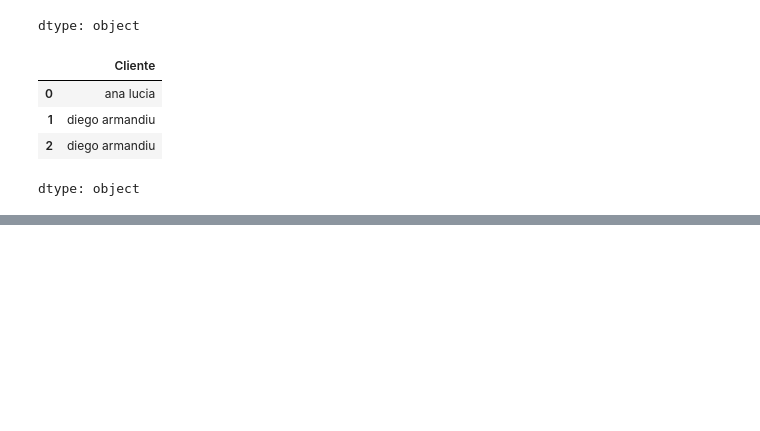
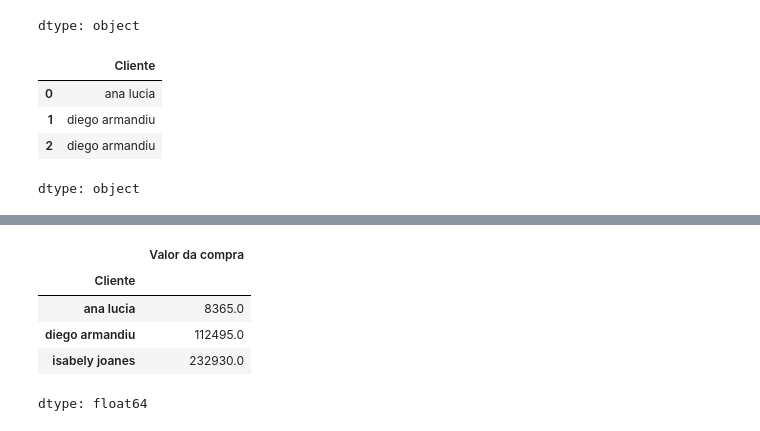
Before and after one commit to Matheus-Pombeiro/transformacao_manipulacao_dados, a Jupyter notebook: transformacao_manipulacao_dados_desafio.ipynb, the cells around one changed output, grey strips where cells are left out. Saved outputs shown, nothing was run; the diff lists cells and outputs as text; code cells hidden in the pictures; blank space fills up the shorter version.

```diff
--- a/transformacao_manipulacao_dados_desafio.ipynb
+++ b/transformacao_manipulacao_dados_desafio.ipynb
@@ -195,3 +235,7 @@ vendas['Cliente'].head(3)
 | 1 | diego armandiu |
 | 2 | diego armandiu |
 dtype: object
+# %%
+# Convertendo para o tipo datetime no formato dd/mm/yyyy
+vendas['Data de venda'] = pd.to_datetime(vendas['Data de venda'], format='%d/%m/%Y')
+vendas['Data de venda'].head(3)
@@ -197,0 +248,11 @@ dtype: object
+# %%
+# Calculando o total das compras
+total_compras = vendas.groupby('Cliente')['Valor da compra'].sum()
+total_compras.head(3)
+# %% [output]
+|  | Valor da compra |
+| Cliente |  |
+| ana lucia | 8365.0 |
+| diego armandiu | 112495.0 |
+| isabely joanes | 232930.0 |
+dtype: float64
```
Also changed, not shown: parts of 5 cells of this notebook.
